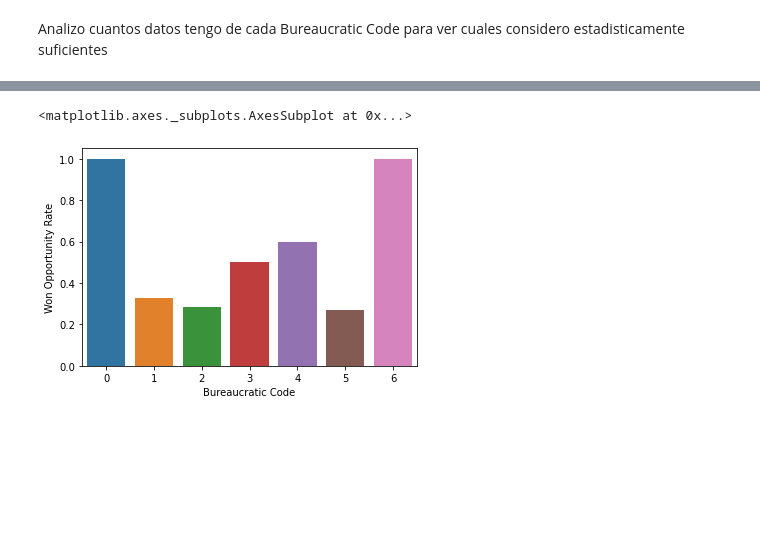
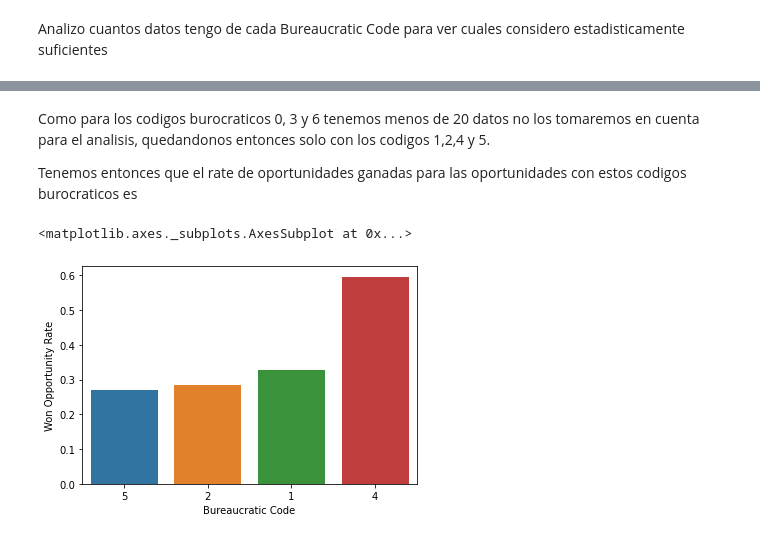
Before and after one commit to RiedelNicolas/75.06-2C2020-TP1, a Jupyter notebook: BureaucraticCode.ipynb, the cells around one changed output, grey strips where cells are left out. Cells and saved outputs as stored; diff of their text form; code cells hidden in the pictures; blank space fills up the shorter version.

Commit message:
Agrego mas analisis de codigos burocraticos

```diff
--- a/BureaucraticCode.ipynb
+++ b/BureaucraticCode.ipynb
@@ -5,20 +5,20 @@ es exitosa o no en base al porcentaje de closed Won sobre closed Lost.
 import pandas as pd
 import seaborn as sb
 
-data = pd.read_csv('Entrenamieto_ECI_2020.csv')
+data = pd.read_csv('Entrenamieto_ECI_2020.csv').drop_duplicates(subset=['Opportunity_ID'])
+#No cuento opportunities repetidos, el resultado igual es por opportunity
+#y no por producto asi que no es que pierdo resultados
 
-data.drop_duplicates(subset=['Opportunity_ID'], inplace=True) #No cuento opportunities repetidos, el resultado igual es por opportunity
-                                                                #y no por producto asi que no es que pierdo resultados
+data.replace(to_replace=['Bureaucratic_Code_0', 'Bureaucratic_Code_1', 'Bureaucratic_Code_2',
+                                     'Bureaucratic_Code_3', 'Bureaucratic_Code_4',
+                                     'Bureaucratic_Code_5', 'Bureaucratic_Code_6'],
+                         value=['0', '1', '2', '3', '4', '5', '6'], inplace=True)
+
 bureaucraticCode = data[['Bureaucratic_Code', 'Stage']]
 
 bureaucraticCode = bureaucraticCode[bureaucraticCode['Stage'].isin(values=['Closed Won', 'Closed Lost'])]
 
 bureaucraticCode.replace(to_replace=['Closed Won', 'Closed Lost'], value=[1, 0], inplace=True)
-
-bureaucraticCode.replace(to_replace=['Bureaucratic_Code_0', 'Bureaucratic_Code_1', 'Bureaucratic_Code_2',
-                                     'Bureaucratic_Code_3', 'Bureaucratic_Code_4',
-                                     'Bureaucratic_Code_5', 'Bureaucratic_Code_6'],
-                         value=['0', '1', '2', '3', '4', '5', '6'], inplace=True)
 # %% [markdown]
 Analizo cuantos datos tengo de cada Bureaucratic Code para ver cuales considero
 estadisticamente suficientes
@@ -37,9 +43,19 @@ sb.barplot(x='Bureaucratic Code', y='Occurrences', data=(codesCount.rename(colum
+# %% [markdown]
+Como para los codigos burocraticos 0, 3 y 6 tenemos menos de 20 datos no los tomaremos en cuenta
+para el analisis, quedandonos entonces solo con los codigos 1,2,4 y 5.
+
+Tenemos entonces que el rate de oportunidades ganadas para las oportunidades con estos
+codigos burocraticos es
 # %%
-wonOpportunityRate = bureaucraticCode.groupby('Bureaucratic_Code').agg({'Stage':'mean'}).reset_index()
+validStatisticalCodes = ['1', '2', '4', '5']
+
+wonOpportunityRate = bureaucraticCode[(bureaucraticCode['Bureaucratic_Code'].isin(validStatisticalCodes))]\
+                    .groupby('Bureaucratic_Code').agg({'Stage':'mean'}).reset_index().sort_values('Stage')
 
 wonOpportunityRate.rename(columns={'Bureaucratic_Code':'Bureaucratic Code', 'Stage':'Won Opportunity Rate'}, inplace=True)
 
-sb.barplot(x='Bureaucratic Code', y='Won Opportunity Rate', data=wonOpportunityRate)
+sb.barplot(x='Bureaucratic Code', y='Won Opportunity Rate', data=wonOpportunityRate,
+            order=wonOpportunityRate['Bureaucratic Code'])
 # %% [output]
 <matplotlib.axes._subplots.AxesSubplot at 0x...>
-[figure, old version]
+[figure, new version]
```
Also changed, not shown: parts of 8 cells of this notebook.
